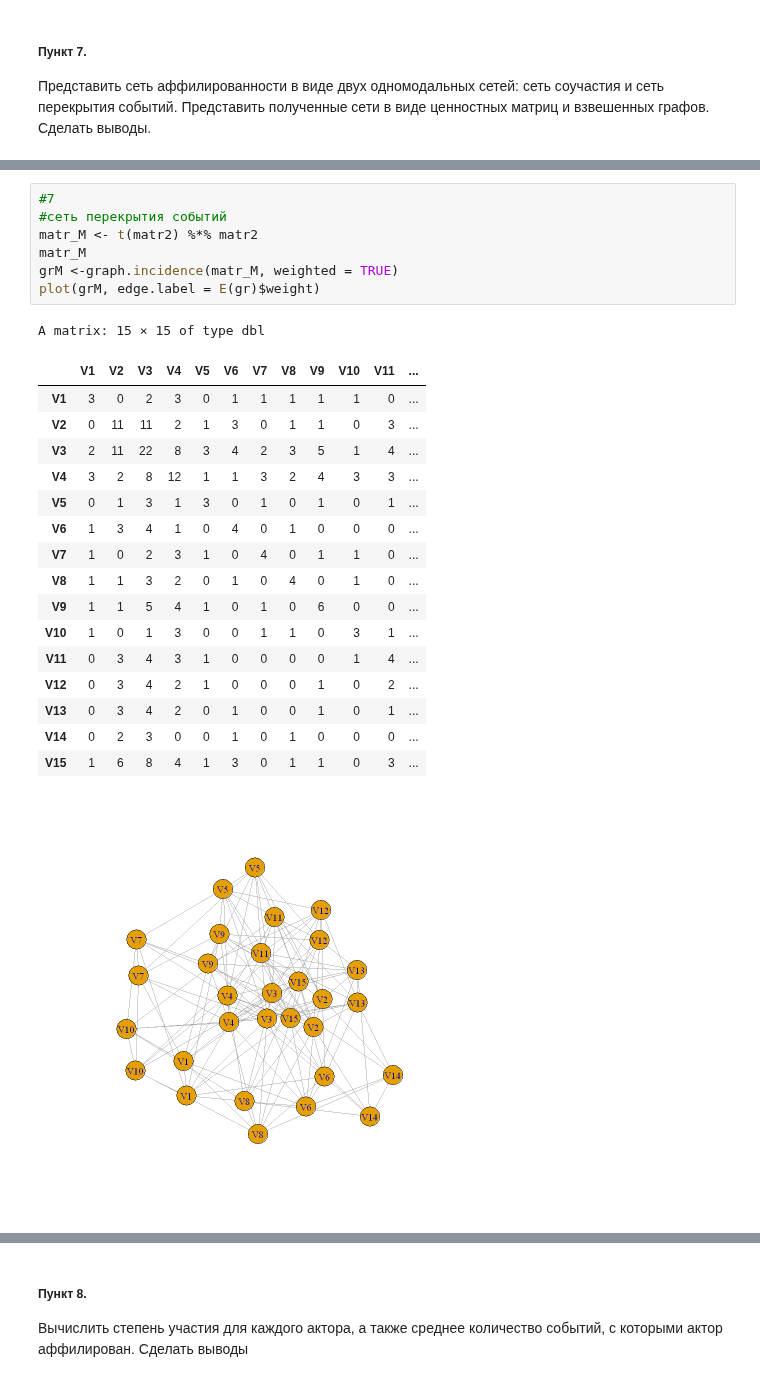
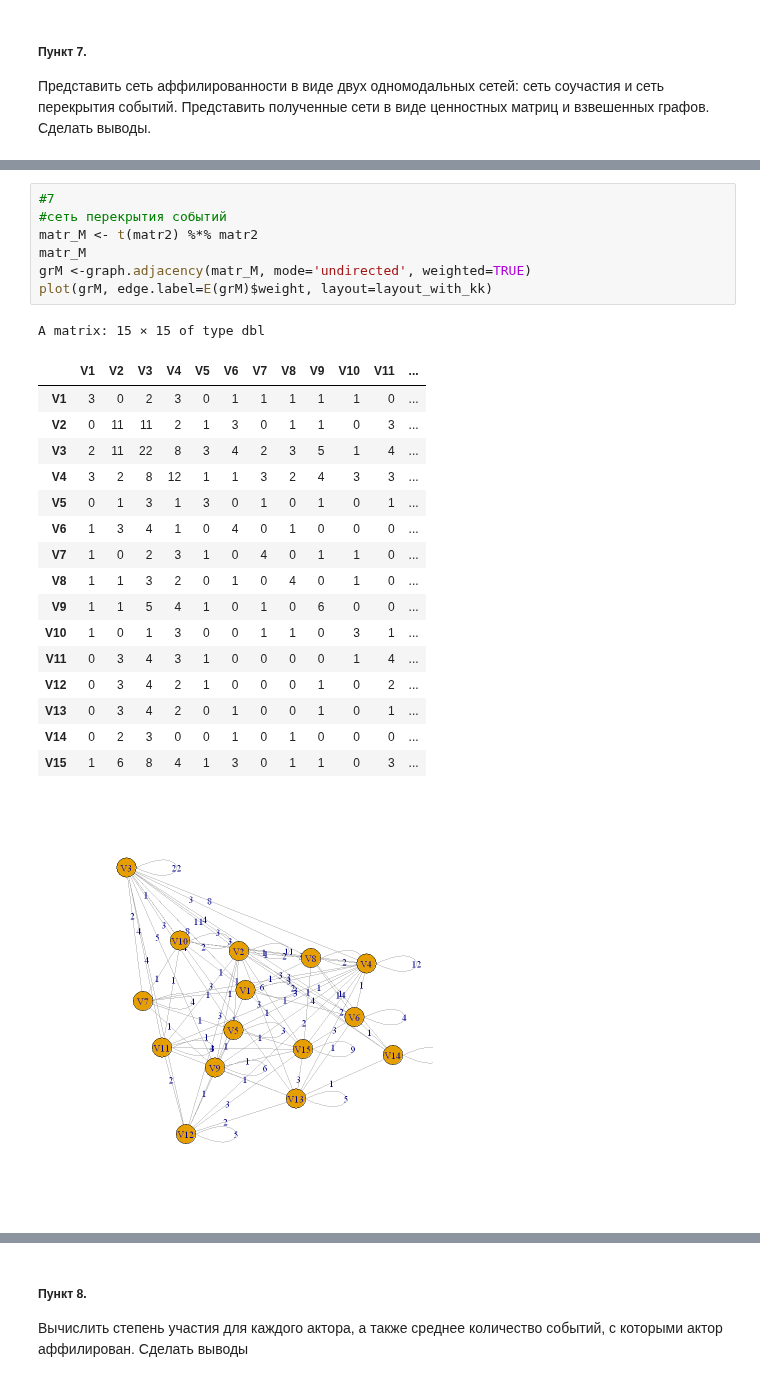
Before and after one commit to the-mvi/nta-2022, a Jupyter notebook: 0382_Mikhailova_OD/task2.ipynb, the cells around one changed output, grey strips where cells are left out. Cells and saved outputs as stored; diff of their text form.

```diff
--- a/0382_Mikhailova_OD/task2.ipynb
+++ b/0382_Mikhailova_OD/task2.ipynb
@@ -380,26 +382,26 @@ A matrix: 26 × 26 of type dbl
 # %%
 #7
 #сеть перекрытия событий
 matr_M <- t(matr2) %*% matr2
 matr_M
-grM <-graph.incidence(matr_M, weighted = TRUE)
-plot(grM, edge.label = E(gr)$weight)
+grM <-graph.adjacency(matr_M, mode='undirected', weighted=TRUE)
+plot(grM, edge.label=E(grM)$weight, layout=layout_with_kk)
 # %% [output]
 A matrix: 15 × 15 of type dbl
 |  | V1 | V2 | V3 | V4 | V5 | V6 | V7 | V8 | V9 | V10 | V11 | ... |
 | V1 | 3 | 0 | 2 | 3 | 0 | 1 | 1 | 1 | 1 | 1 | 0 | ... |
 | V2 | 0 | 11 | 11 | 2 | 1 | 3 | 0 | 1 | 1 | 0 | 3 | ... |
 | V3 | 2 | 11 | 22 | 8 | 3 | 4 | 2 | 3 | 5 | 1 | 4 | ... |
 | V4 | 3 | 2 | 8 | 12 | 1 | 1 | 3 | 2 | 4 | 3 | 3 | ... |
 | V5 | 0 | 1 | 3 | 1 | 3 | 0 | 1 | 0 | 1 | 0 | 1 | ... |
 | V6 | 1 | 3 | 4 | 1 | 0 | 4 | 0 | 1 | 0 | 0 | 0 | ... |
 | V7 | 1 | 0 | 2 | 3 | 1 | 0 | 4 | 0 | 1 | 1 | 0 | ... |
 | V8 | 1 | 1 | 3 | 2 | 0 | 1 | 0 | 4 | 0 | 1 | 0 | ... |
 | V9 | 1 | 1 | 5 | 4 | 1 | 0 | 1 | 0 | 6 | 0 | 0 | ... |
 | V10 | 1 | 0 | 1 | 3 | 0 | 0 | 1 | 1 | 0 | 3 | 1 | ... |
 | V11 | 0 | 3 | 4 | 3 | 1 | 0 | 0 | 0 | 0 | 1 | 4 | ... |
 | V12 | 0 | 3 | 4 | 2 | 1 | 0 | 0 | 0 | 1 | 0 | 2 | ... |
 | V13 | 0 | 3 | 4 | 2 | 0 | 1 | 0 | 0 | 1 | 0 | 1 | ... |
 | V14 | 0 | 2 | 3 | 0 | 0 | 1 | 0 | 1 | 0 | 0 | 0 | ... |
 | V15 | 1 | 6 | 8 | 4 | 1 | 3 | 0 | 1 | 1 | 0 | 3 | ... |
-[figure, old version]
+[figure, new version]
```
Also changed, not shown: parts of 13 cells of this notebook.
